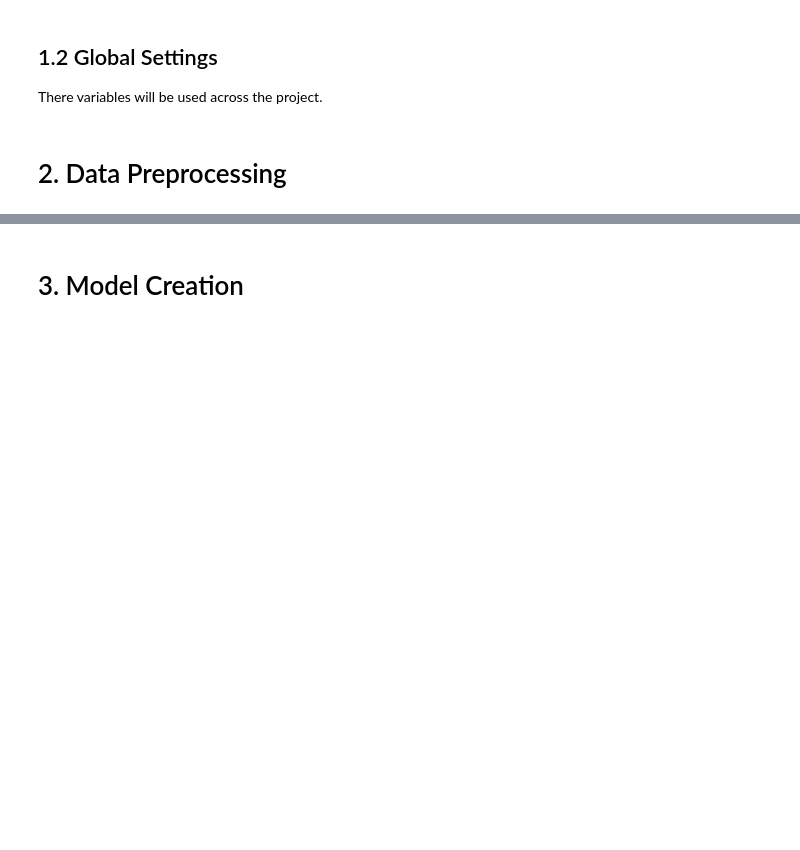
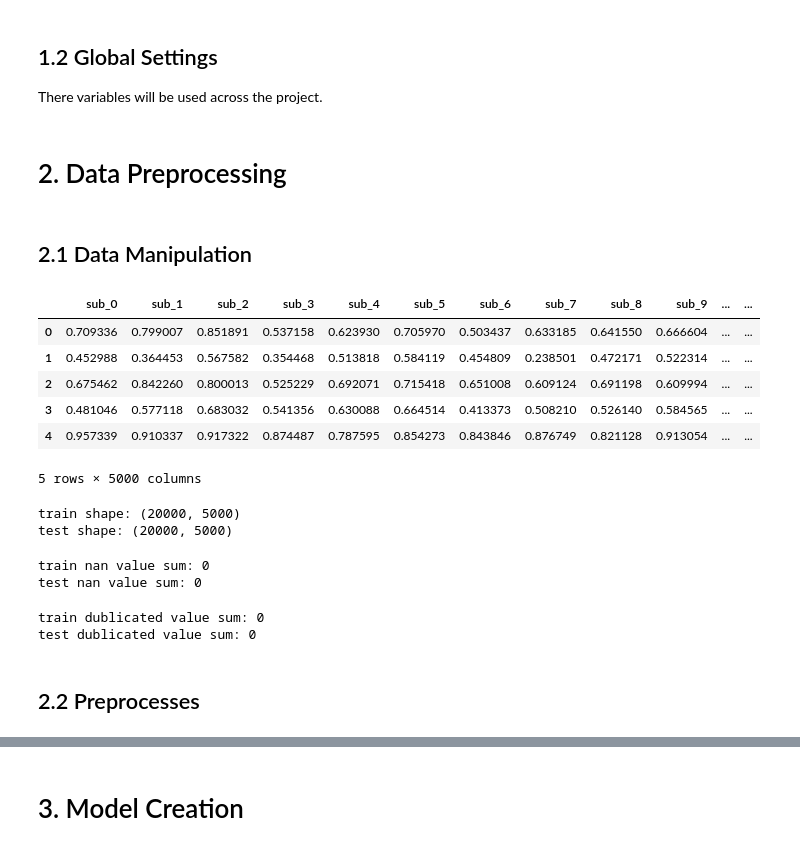
Before and after one commit to tua2542/TPS-Nov-2022-by-SO, a Jupyter notebook: tps-nov-2022-by-so.ipynb, the cells around one changed output, grey strips where cells are left out. Saved outputs shown, nothing was run; the diff lists cells and outputs as text; code cells hidden in the pictures; blank space fills up the shorter version.

```diff
--- a/tps-nov-2022-by-so.ipynb
+++ b/tps-nov-2022-by-so.ipynb
@@ -23,2 +69,4 @@ There variables will be used across the project.
 # %% [markdown]
 # 2. Data Preprocessing
+# %% [markdown]
+## 2.1 Data Manipulation
@@ -24,0 +76,36 @@ There variables will be used across the project.
+# %%
+train_set = dataset.loc[:19999, :]
+test_set = dataset.loc[20000:, :]
+
+del dataset
+gc.collect()
+
+display(train_set.head())
+# %% [output]
+|  | sub_0 | sub_1 | sub_2 | sub_3 | sub_4 | sub_5 | sub_6 | sub_7 | sub_8 | sub_9 | ... | ... |
+| 0 | 0.709336 | 0.799007 | 0.851891 | 0.537158 | 0.623930 | 0.705970 | 0.503437 | 0.633185 | 0.641550 | 0.666604 | ... | ... |
+| 1 | 0.452988 | 0.364453 | 0.567582 | 0.354468 | 0.513818 | 0.584119 | 0.454809 | 0.238501 | 0.472171 | 0.522314 | ... | ... |
+| 2 | 0.675462 | 0.842260 | 0.800013 | 0.525229 | 0.692071 | 0.715418 | 0.651008 | 0.609124 | 0.691198 | 0.609994 | ... | ... |
+| 3 | 0.481046 | 0.577118 | 0.683032 | 0.541356 | 0.630088 | 0.664514 | 0.413373 | 0.508210 | 0.526140 | 0.584565 | ... | ... |
+| 4 | 0.957339 | 0.910337 | 0.917322 | 0.874487 | 0.787595 | 0.854273 | 0.843846 | 0.876749 | 0.821128 | 0.913054 | ... | ... |
+5 rows × 5000 columns
+# %%
+print("train shape:", train_set.shape)
+print("test shape:", test_set.shape)
+# %% [output]
+train shape: (20000, 5000)
+test shape: (20000, 5000)
+# %%
+print("train nan value sum:", train_set.isna().sum().sum())
+print("test nan value sum:", test_set.isna().sum().sum())
+# %% [output]
+train nan value sum: 0
+test nan value sum: 0
+# %%
+print("train dublicated value sum:", train_set.duplicated().sum().sum())
+print("test dublicated value sum:", test_set.duplicated().sum().sum())
+# %% [output]
+train dublicated value sum: 0
+test dublicated value sum: 0
+# %% [markdown]
+## 2.2 Preprocesses
```
Also changed, not shown: parts of 21 cells of this notebook.
